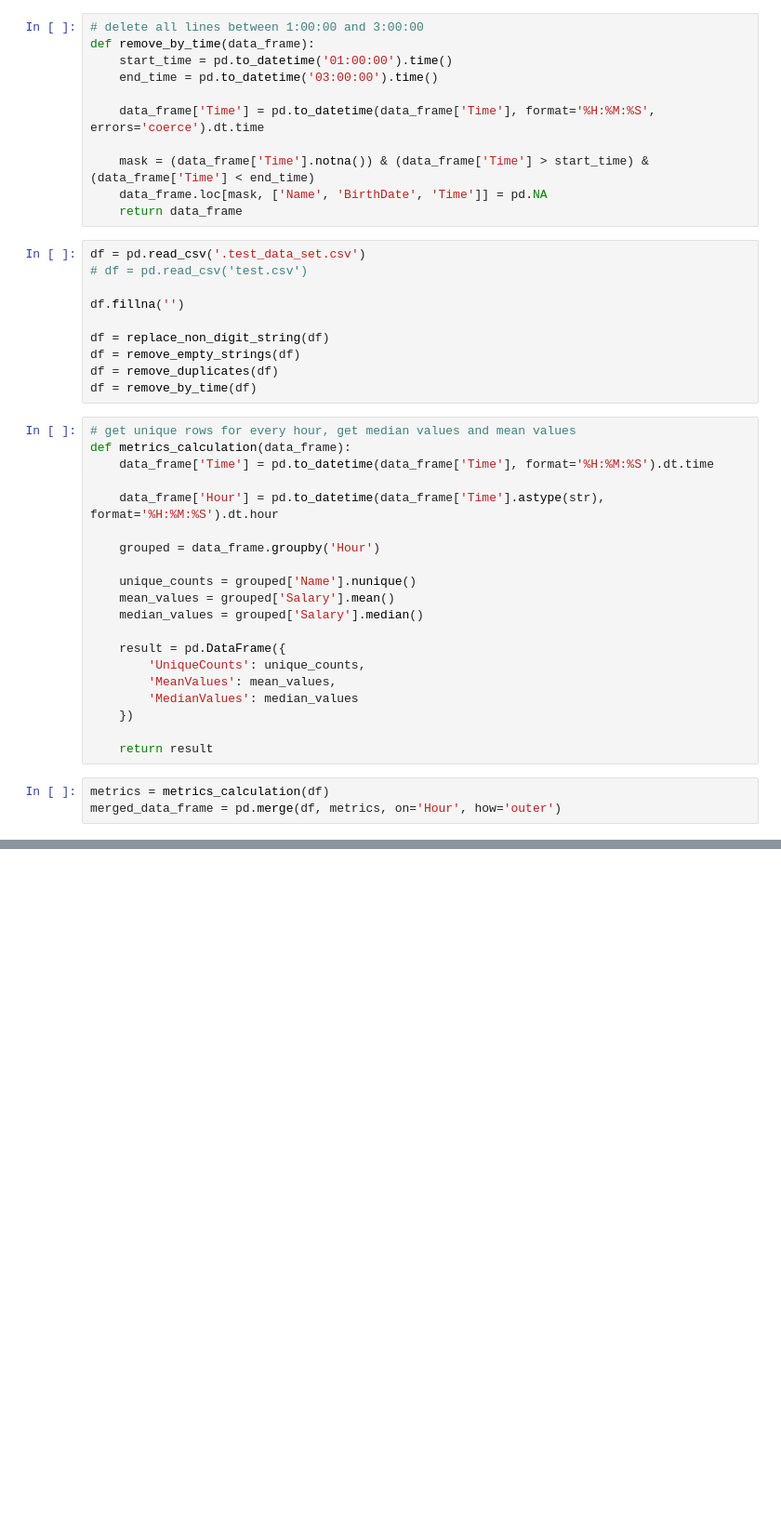
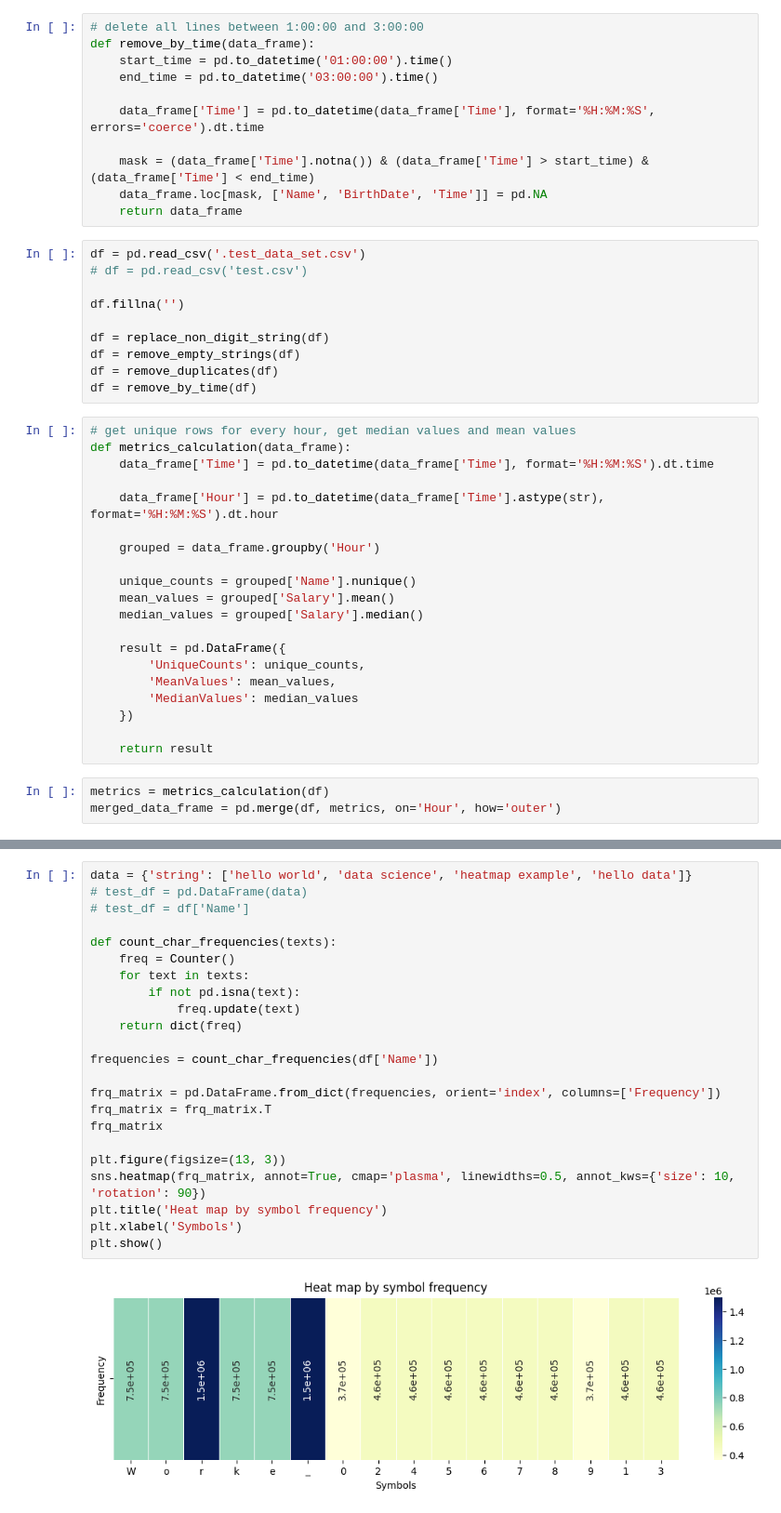
Before and after one commit to Alexandr1123212545/test_task_v1, a Jupyter notebook: main.ipynb, the cells around one changed output, grey strips where cells are left out. Shown at 93% size. Cells and saved outputs as stored; diff of their text form; blank space fills up the shorter version.

Commit message:
add creating heatmap for string

```diff
--- a/main.ipynb
+++ b/main.ipynb
@@ -123,0 +121,25 @@ plt.show()
+# %%
+data = {'string': ['hello world', 'data science', 'heatmap example', 'hello data']}
+# test_df = pd.DataFrame(data)
+# test_df = df['Name']
+
+def count_char_frequencies(texts):
+    freq = Counter()
+    for text in texts:
+        if not pd.isna(text):
+            freq.update(text)
+    return dict(freq)
+
+frequencies = count_char_frequencies(df['Name'])
+
+frq_matrix = pd.DataFrame.from_dict(frequencies, orient='index', columns=['Frequency'])
+frq_matrix = frq_matrix.T
+frq_matrix
+
+plt.figure(figsize=(13, 3))
+sns.heatmap(frq_matrix, annot=True, cmap='plasma', linewidths=0.5, annot_kws={'size': 10, 'rotation': 90})
+plt.title('Heat map by symbol frequency')
+plt.xlabel('Symbols')
+plt.show()
+# %% [output]
+[figure, added]
```
Also changed, not shown: parts of 4 cells of this notebook, 1 other file.
